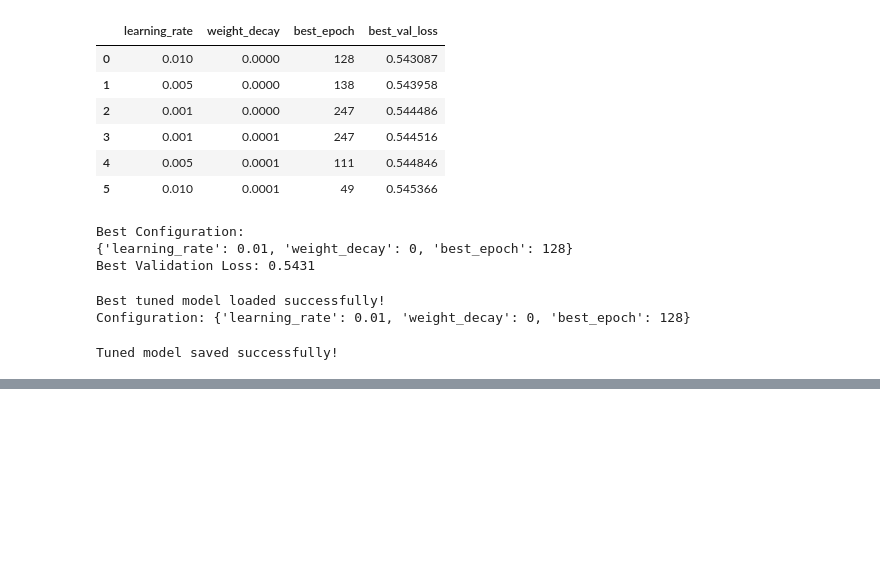
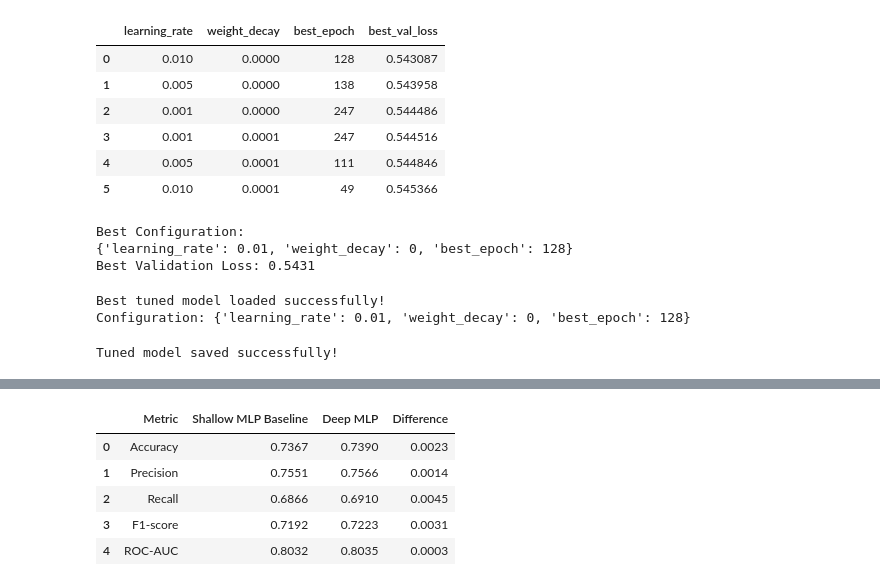
Before and after one commit to OmarAymanZaid/MLP-based-medical-classification, a Jupyter notebook: notebooks/2_Core_implementation.ipynb, the cells around one changed output, grey strips where cells are left out. Cells and saved outputs as stored; diff of their text form; code cells hidden in the pictures; blank space fills up the shorter version.

```diff
--- a/notebooks/2. Core_implementation.ipynb
+++ b/notebooks/2_Core_implementation.ipynb
@@ -2064,0 +2107,87 @@ plt.show()
+# %%
+#================
+# Final Test Evaluation — Model Comparison
+#================
+
+model.eval()
+baseline_model.eval()
+
+with torch.no_grad():
+
+    # Deep MLP
+    deep_outputs = model(X_test_tensor)
+
+    deep_probabilities = torch.softmax(
+        deep_outputs, dim=1
+    )[:, 1]
+
+    deep_predictions = torch.argmax(
+        deep_outputs, dim=1
+    )
+
+    # Shallow MLP baseline
+    baseline_outputs = baseline_model(X_test_tensor)
+
+    baseline_probabilities = torch.softmax(
+        baseline_outputs, dim=1
+    )[:, 1]
+
+    baseline_predictions = torch.argmax(
+        baseline_outputs, dim=1
+    )
+
+
+# Convert to NumPy
+y_test_true = y_test_tensor.cpu().numpy()
+
+deep_pred = deep_predictions.cpu().numpy()
+deep_prob = deep_probabilities.cpu().numpy()
+
+baseline_pred = baseline_predictions.cpu().numpy()
+baseline_prob = baseline_probabilities.cpu().numpy()
+
+
+# Calculate metrics
+def calculate_metrics(y_true, y_pred, y_prob):
+
+    return {
+        "Accuracy": accuracy_score(y_true, y_pred),
+        "Precision": precision_score(
+            y_true, y_pred, zero_division=0
+        ),
+        "Recall": recall_score(
+            y_true, y_pred, zero_division=0
+        ),
+        "F1-score": f1_score(
+            y_true, y_pred, zero_division=0
+        ),
+        "ROC-AUC": roc_auc_score(y_true, y_prob)
+    }
+
+
+deep_test_metrics = calculate_metrics(
+    y_test_true, deep_pred, deep_prob
+)
+
+baseline_test_metrics = calculate_metrics(
+    y_test_true, baseline_pred, baseline_prob
+)
+
+
+# Comparison table
+comparison = pd.DataFrame({
+    "Metric": list(deep_test_metrics.keys()),
+    "Shallow MLP Baseline": list(baseline_test_metrics.values()),
+    "Deep MLP": list(deep_test_metrics.values())
+})
+
+comparison["Difference"] = (
+    comparison["Deep MLP"] -
+    comparison["Shallow MLP Baseline"]
+)
+
+print("FINAL TEST RESULTS")
+print("=" * 55)
+
+display(comparison.round(4))
+# %% [output]
@@ -2064,0 +2196,6 @@ plt.show()
+|  | Metric | Shallow MLP Baseline | Deep MLP | Difference |
+| 0 | Accuracy | 0.7367 | 0.7390 | 0.0023 |
+| 1 | Precision | 0.7551 | 0.7566 | 0.0014 |
+| 2 | Recall | 0.6866 | 0.6910 | 0.0045 |
+| 3 | F1-score | 0.7192 | 0.7223 | 0.0031 |
+| 4 | ROC-AUC | 0.8032 | 0.8035 | 0.0003 |
```
Also changed, not shown: parts of 20 cells of this notebook.
